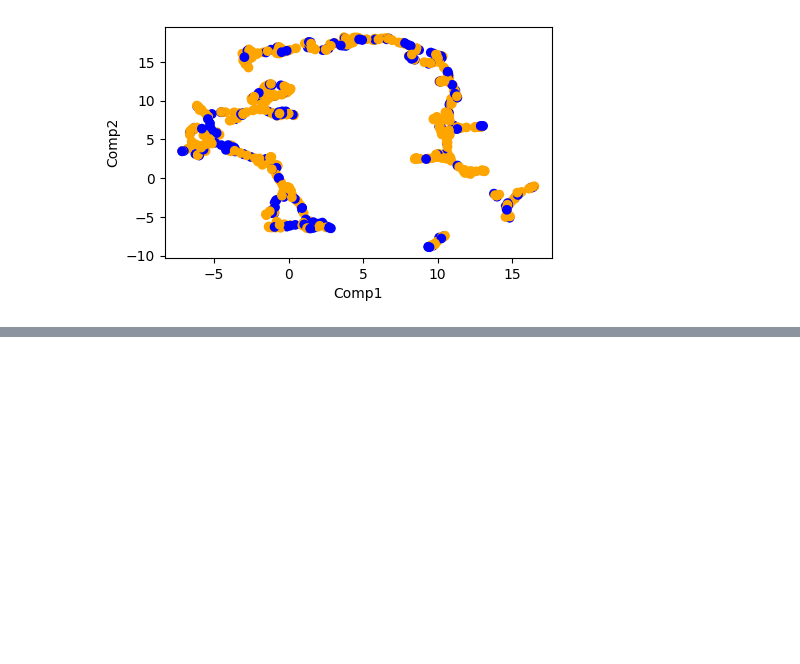
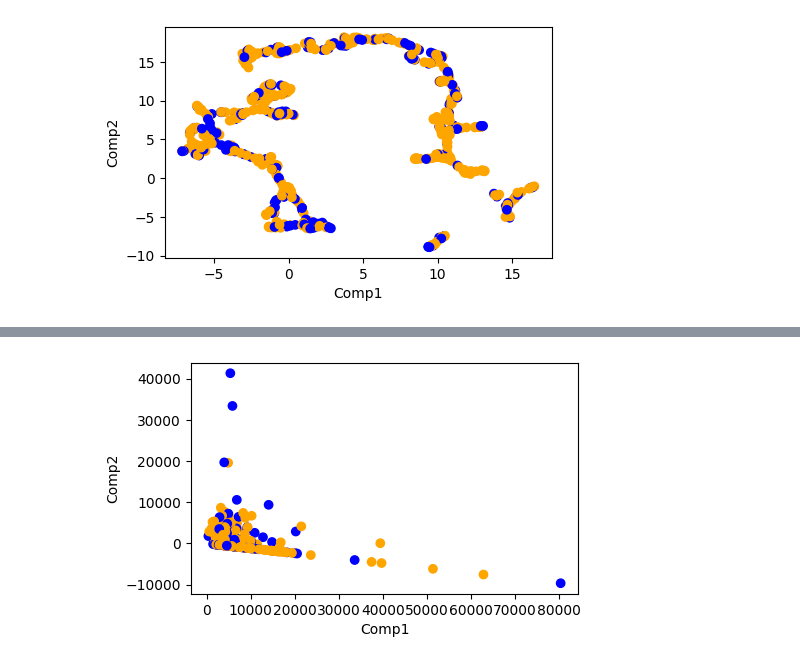
Before and after one commit to VaheC/ThinkingDS, a Jupyter notebook: ch2_dim_reduction.ipynb, the cells around one changed output, grey strips where cells are left out. Cells and saved outputs as stored; diff of their text form; code cells hidden in the pictures; blank space fills up the shorter version.

```diff
--- a/ch2_dim_reduction.ipynb
+++ b/ch2_dim_reduction.ipynb
@@ -534,0 +586,12 @@ plt.show()
+# %%
+# My initiative: I wanted to check the outcome of the code below
+
+X_svd = TruncatedSVD(n_components=2).fit_transform(X)
+
+fig = plt.figure(figsize=(5, 3))
+plt.scatter(X_svd[:, 0], X_svd[:, 1], c=train_df['Loan_Status'].map({'Y': 'orange', 'N': 'blue'}))
+plt.xlabel('Comp1')
+plt.ylabel('Comp2')
+plt.show()
+# %% [output]
+[figure, added]
```
Also changed, not shown: parts of 4 cells of this notebook.
